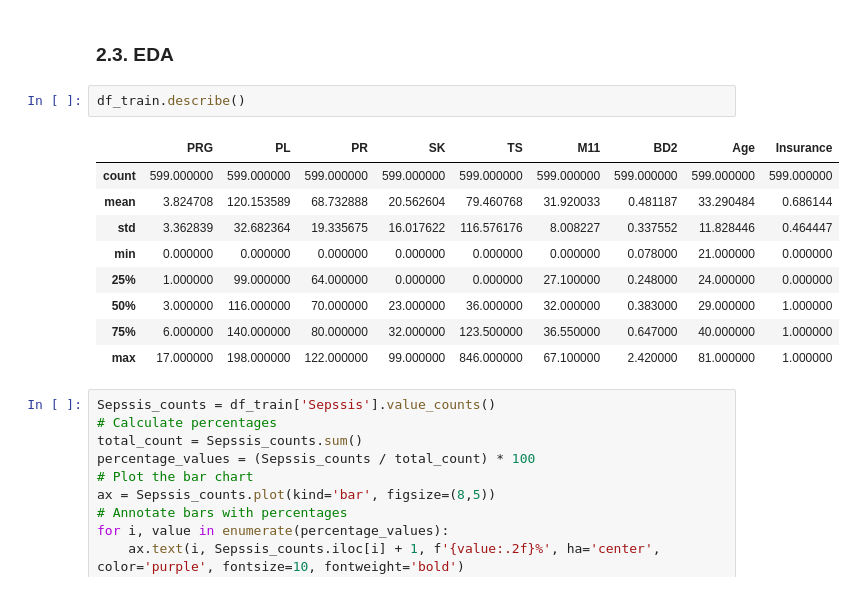
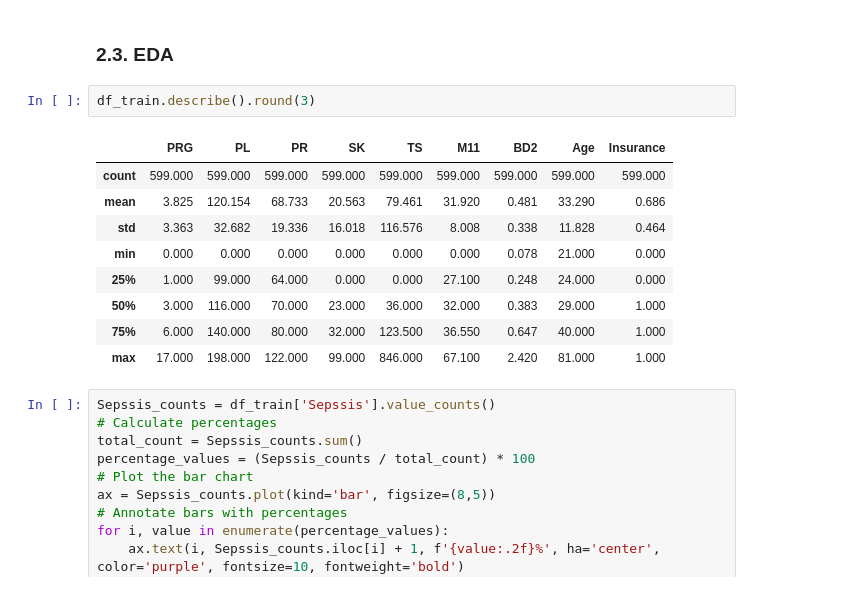
Before and after one commit to tirusew-7/Sepsis-Prediction-API-with-FastAPI, a Jupyter notebook: dev/Sepsis-model.ipynb, the cells around one changed output. Cells and saved outputs as stored; diff of their text form.

```diff
--- a/dev/Sepsis-model.ipynb
+++ b/dev/Sepsis-model.ipynb
@@ -144,17 +185,17 @@ array(['Positive', 'Negative'], dtype=object)
 # %% [markdown]
 ### **2.3. EDA**
 # %%
-df_train.describe()
+df_train.describe().round(3)
 # %% [output]
 |  | PRG | PL | PR | SK | TS | M11 | BD2 | Age | Insurance |
-| count | 599.000000 | 599.000000 | 599.000000 | 599.000000 | 599.000000 | 599.000000 | 599.000000 | 599.000000 | 599.000000 |
-| mean | 3.824708 | 120.153589 | 68.732888 | 20.562604 | 79.460768 | 31.920033 | 0.481187 | 33.290484 | 0.686144 |
-| std | 3.362839 | 32.682364 | 19.335675 | 16.017622 | 116.576176 | 8.008227 | 0.337552 | 11.828446 | 0.464447 |
-| min | 0.000000 | 0.000000 | 0.000000 | 0.000000 | 0.000000 | 0.000000 | 0.078000 | 21.000000 | 0.000000 |
-| 25% | 1.000000 | 99.000000 | 64.000000 | 0.000000 | 0.000000 | 27.100000 | 0.248000 | 24.000000 | 0.000000 |
-| 50% | 3.000000 | 116.000000 | 70.000000 | 23.000000 | 36.000000 | 32.000000 | 0.383000 | 29.000000 | 1.000000 |
-| 75% | 6.000000 | 140.000000 | 80.000000 | 32.000000 | 123.500000 | 36.550000 | 0.647000 | 40.000000 | 1.000000 |
-| max | 17.000000 | 198.000000 | 122.000000 | 99.000000 | 846.000000 | 67.100000 | 2.420000 | 81.000000 | 1.000000 |
+| count | 599.000 | 599.000 | 599.000 | 599.000 | 599.000 | 599.000 | 599.000 | 599.000 | 599.000 |
+| mean | 3.825 | 120.154 | 68.733 | 20.563 | 79.461 | 31.920 | 0.481 | 33.290 | 0.686 |
+| std | 3.363 | 32.682 | 19.336 | 16.018 | 116.576 | 8.008 | 0.338 | 11.828 | 0.464 |
+| min | 0.000 | 0.000 | 0.000 | 0.000 | 0.000 | 0.000 | 0.078 | 21.000 | 0.000 |
+| 25% | 1.000 | 99.000 | 64.000 | 0.000 | 0.000 | 27.100 | 0.248 | 24.000 | 0.000 |
+| 50% | 3.000 | 116.000 | 70.000 | 23.000 | 36.000 | 32.000 | 0.383 | 29.000 | 1.000 |
+| 75% | 6.000 | 140.000 | 80.000 | 32.000 | 123.500 | 36.550 | 0.647 | 40.000 | 1.000 |
+| max | 17.000 | 198.000 | 122.000 | 99.000 | 846.000 | 67.100 | 2.420 | 81.000 | 1.000 |
 # %%
 Sepssis_counts = df_train['Sepssis'].value_counts()
 # Calculate percentages
```
Also changed, not shown: parts of 26 cells of this notebook.
